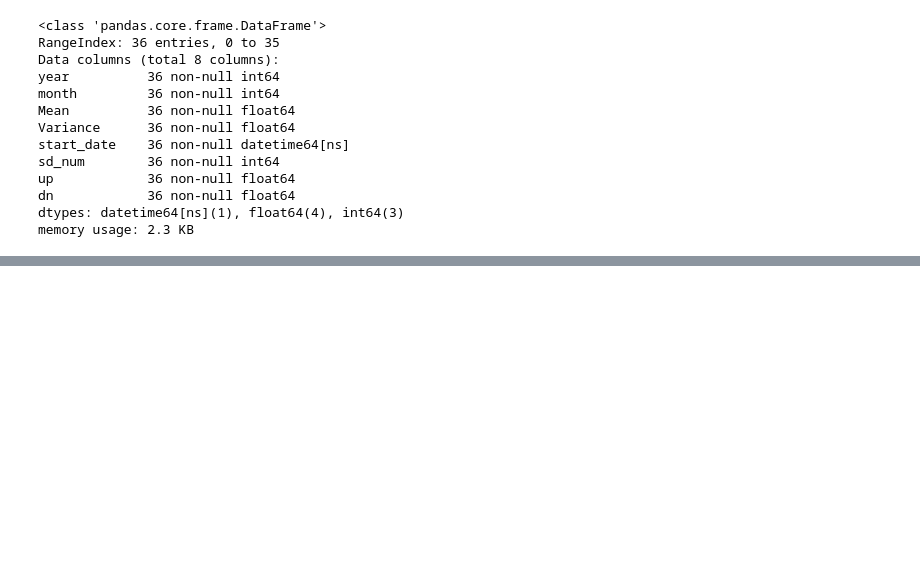
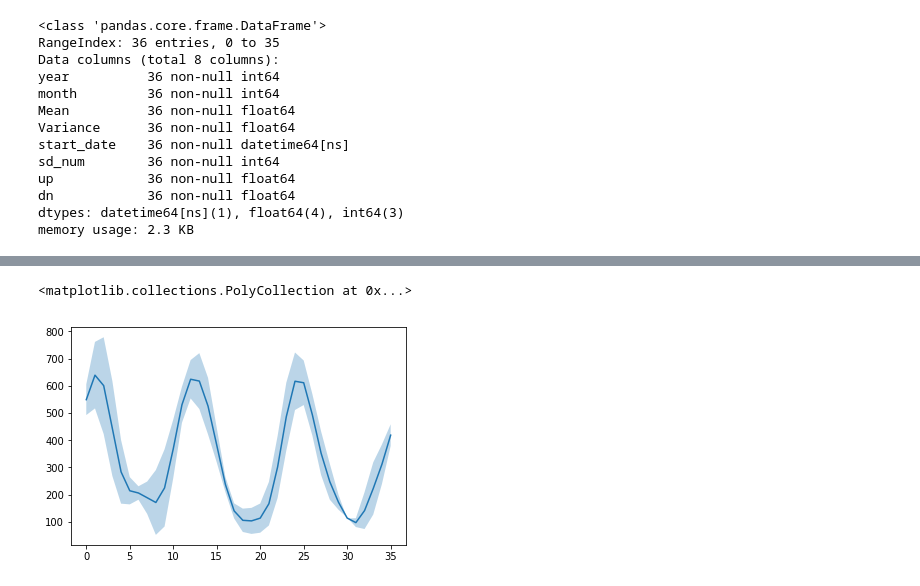
Before and after one commit to GibbsConsulting/ds-collateral, a Jupyter notebook: notebooks/WaterTemperatureTimeSeries.ipynb, the cells around one changed output, grey strips where cells are left out. Cells and saved outputs as stored; diff of their text form; code cells hidden in the pictures; blank space fills up the shorter version.

```diff
--- a/notebooks/WaterTemperatureTimeSeries.ipynb
+++ b/notebooks/WaterTemperatureTimeSeries.ipynb
@@ -84,0 +86,9 @@ plt.plot(np.abs(o3))
+# %%
+var_filt, _ = fourier_trimming(per_month["Variance"])
+dfp = pd.DataFrame({'mid':np.abs(filt),'up':np.abs(filt+var_filt),'dn':np.abs(filt-var_filt)})
+units = dfp.index
+plt.plot(units,dfp['mid'])
+plt.fill_between(units,dfp['dn'], dfp['up'], alpha=0.3)
+# %% [output]
+<matplotlib.collections.PolyCollection at 0x...>
+[figure, added]
```
Also changed, not shown: parts of 5 cells of this notebook.
